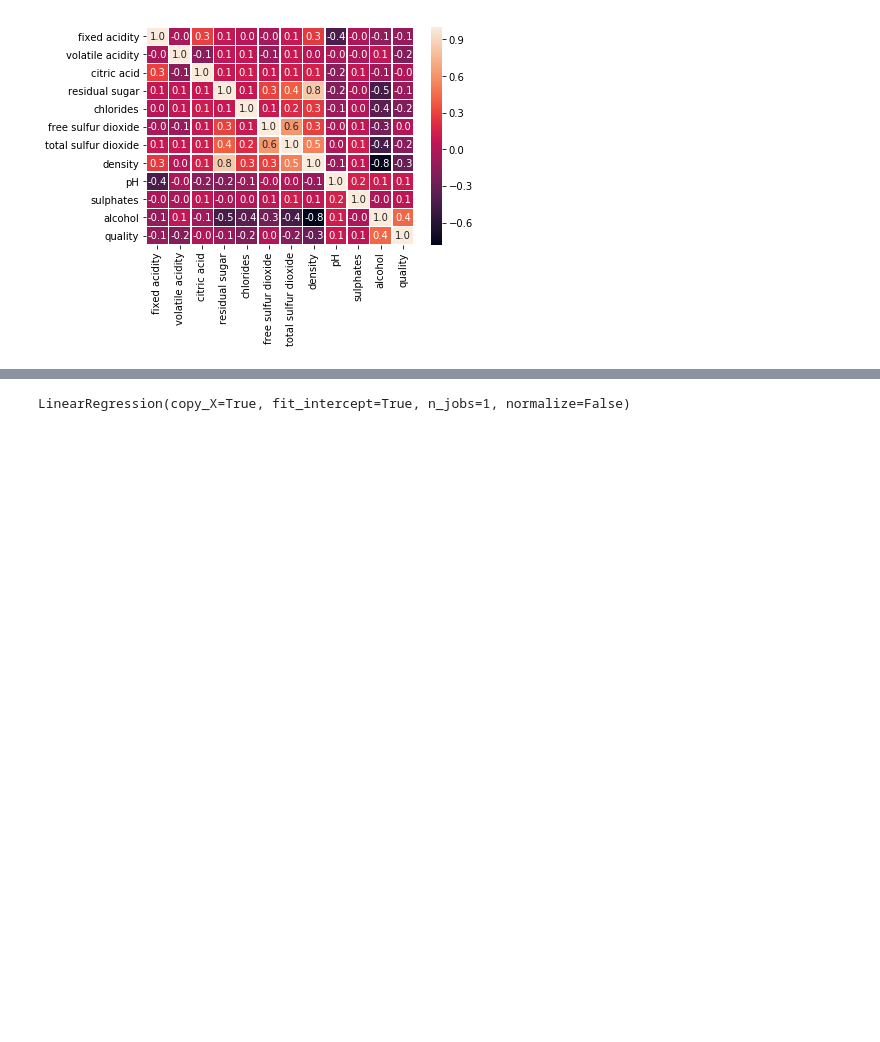
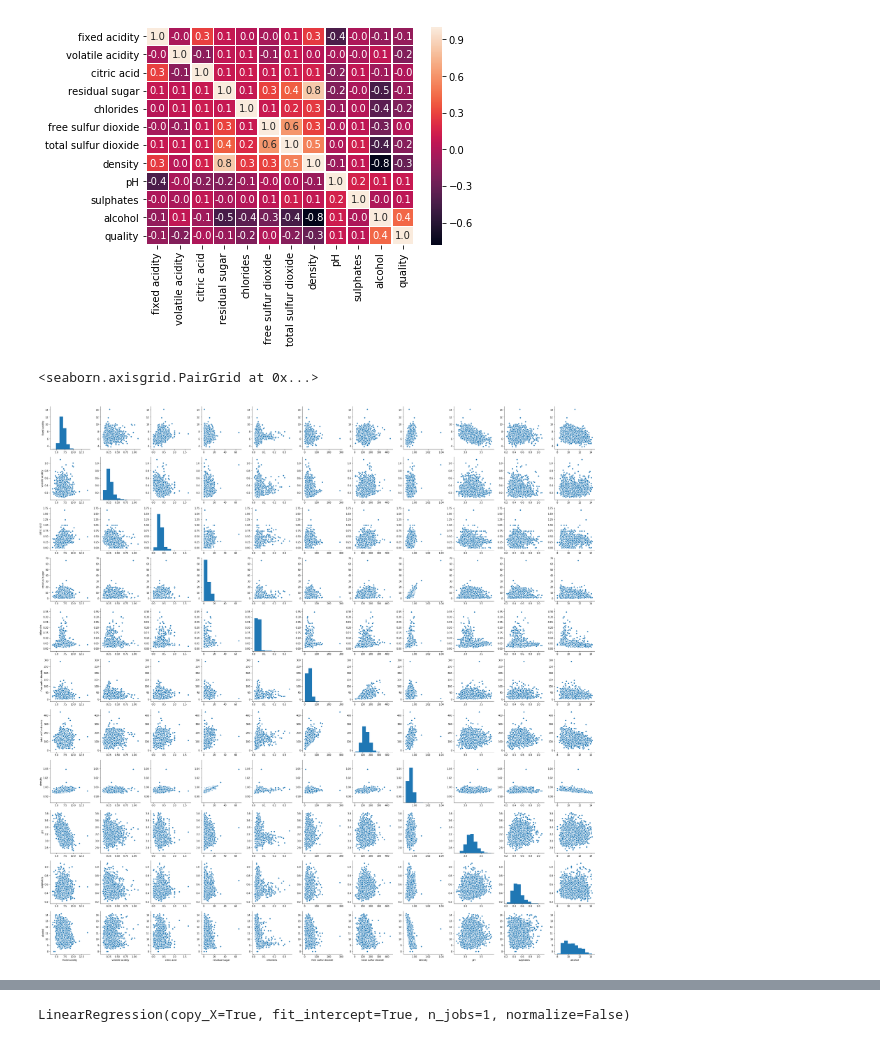
Before and after one commit to RajanPatel97/Predicting-Wine-Quality-by-Analysing-Physiochemical-Attributes, a Jupyter notebook: whitewinelinred.ipynb, the cells around one changed output, grey strips where cells are left out. Cells and saved outputs as stored; diff of their text form; code cells hidden in the pictures; blank space fills up the shorter version.

```diff
--- a/whitewinelinred.ipynb
+++ b/whitewinelinred.ipynb
@@ -42,6 +42,13 @@ sns.heatmap(corr_matrx, annot=True, linewidths=.5, fmt= '.1f')
 # %% [output]
 <matplotlib.axes._subplots.AxesSubplot at 0x...>
 [figure]
+# %%
+import seaborn as sb
+column_list = list(data.columns)[0:-1]
+sb.pairplot(data.loc[:,column_list], size=3)
+# %% [output]
+<seaborn.axisgrid.PairGrid at 0x...>
+[figure, added]
 # %%
 X_train_scaled.mean(axis=0)
 # %% [output]
```
Also changed, not shown: parts of 14 cells of this notebook.
